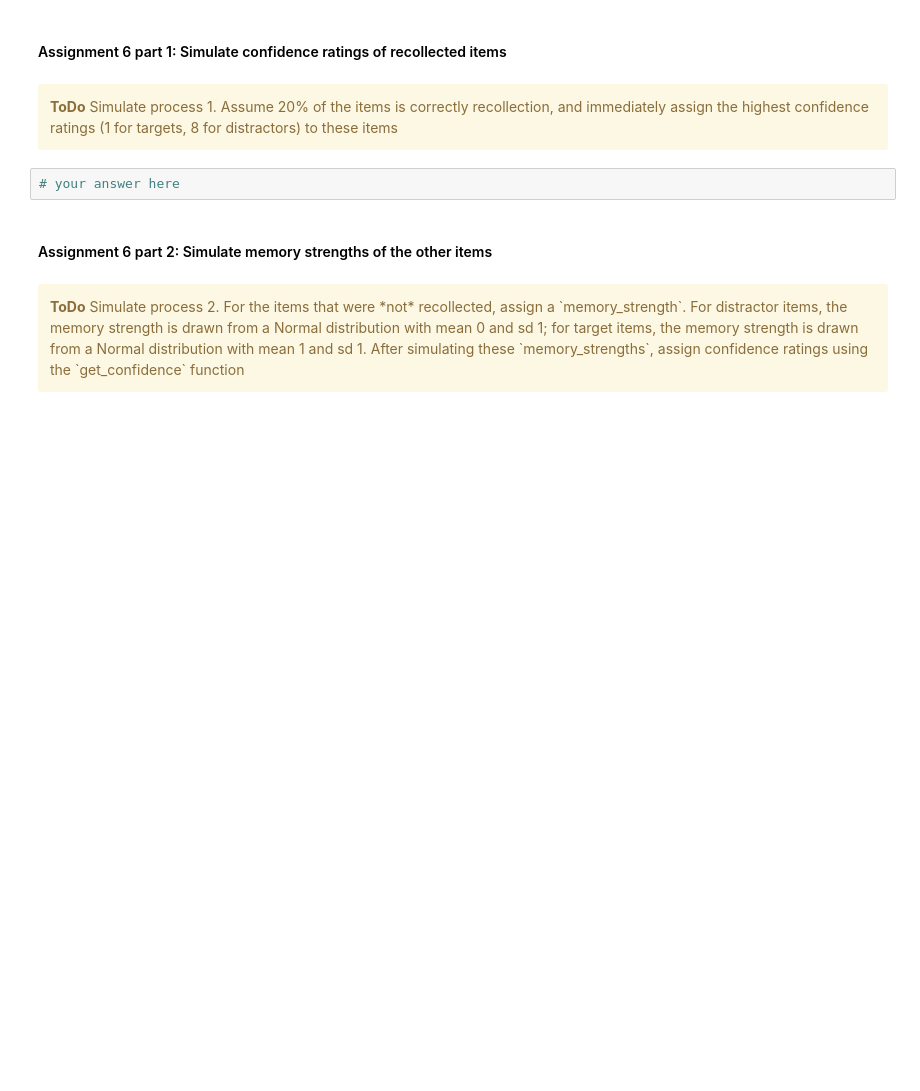
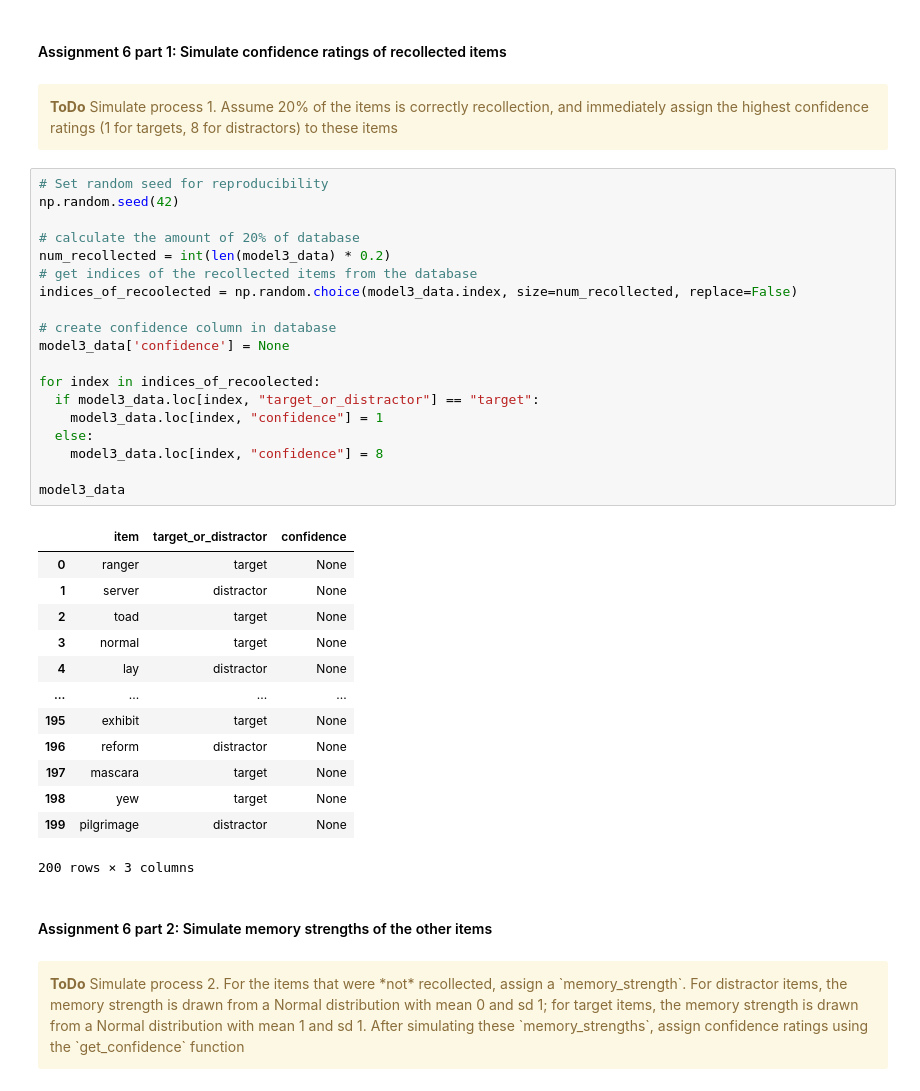
Before and after one commit to kooroshkz/Cognition_and_Computation, a Jupyter notebook: Project-1/memory.ipynb, the cells around one changed output. Drawn from its saved outputs; the diff is of its cells as text; blank space fills up the shorter version.

```diff
--- a/Project-1/memory.ipynb
+++ b/Project-1/memory.ipynb
@@ -510,7 +511,38 @@ model3_data
     <b>ToDo</b> Simulate process 1. Assume 20% of the items is correctly recollection, and immediately assign the highest confidence ratings (1 for targets, 8 for distractors) to these items
 </div>
 # %%
-# your answer here
+# Set random seed for reproducibility
+np.random.seed(42)
+
+# calculate the amount of 20% of database
+num_recollected = int(len(model3_data) * 0.2)
+# get indices of the recollected items from the database
+indices_of_recoolected = np.random.choice(model3_data.index, size=num_recollected, replace=False)
+
+# create confidence column in database
+model3_data['confidence'] = None
+
+for index in indices_of_recoolected:
+  if model3_data.loc[index, "target_or_distractor"] == "target":
+    model3_data.loc[index, "confidence"] = 1
+  else:
+    model3_data.loc[index, "confidence"] = 8
+
+model3_data
+# %% [output]
+|  | item | target_or_distractor | confidence |
+| 0 | ranger | target | None |
+| 1 | server | distractor | None |
+| 2 | toad | target | None |
+| 3 | normal | target | None |
+| 4 | lay | distractor | None |
+| ... | ... | ... | ... |
+| 195 | exhibit | target | None |
+| 196 | reform | distractor | None |
+| 197 | mascara | target | None |
+| 198 | yew | target | None |
+| 199 | pilgrimage | distractor | None |
+200 rows × 3 columns
 # %% [markdown]
 #### Assignment 6 part 2: Simulate memory strengths of the other items
 # %% [markdown]
```
Also changed, not shown: parts of 7 cells of this notebook, 2 other files.
